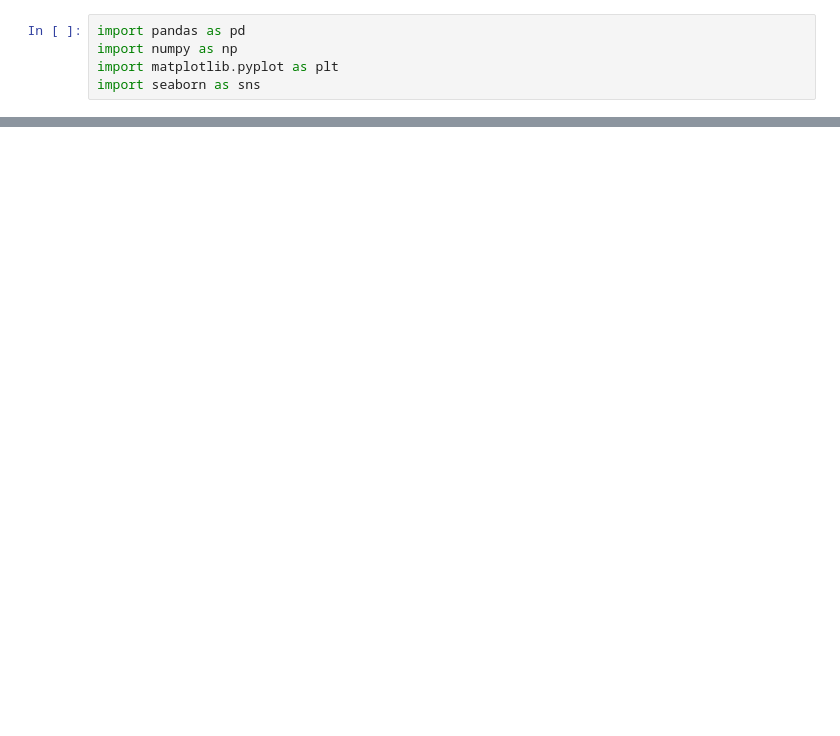
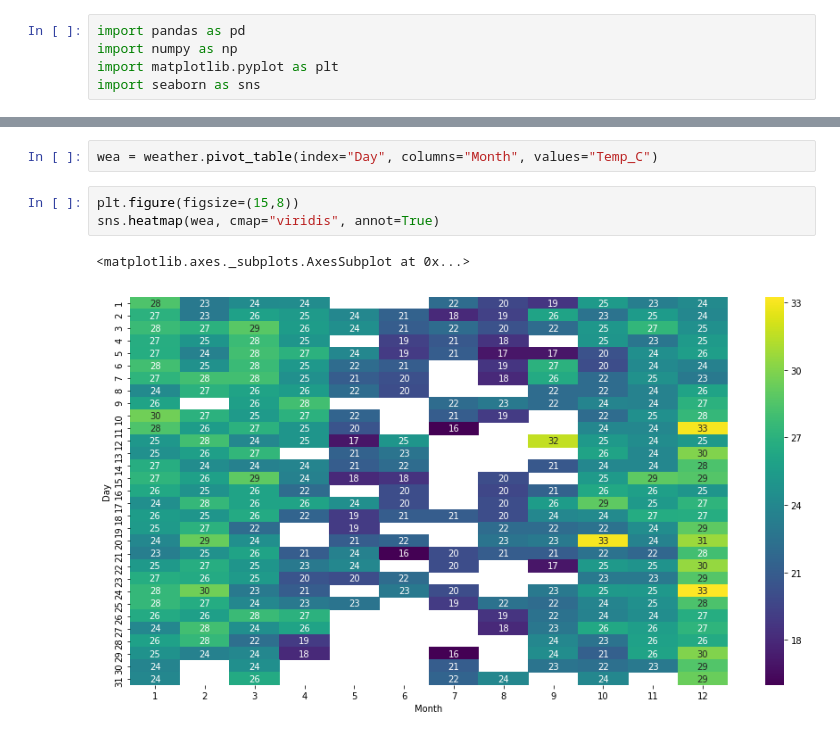
Before and after one commit to HenriqueCSJ/Python-Lessons, a Jupyter notebook: ML-Course/Paracambi/Paracambi_weather.ipynb, the cells around one changed output, grey strips where cells are left out. Drawn from its saved outputs; the diff is of its cells as text; blank space fills up the shorter version.

```diff
--- a/ML-Course/Paracambi/Paracambi_weather.ipynb
+++ b/ML-Course/Paracambi/Paracambi_weather.ipynb
@@ -136,0 +43,8 @@ sns.scatterplot(x="Month", y="Temp_C", hue="" data=y2018)
+# %%
+wea = weather.pivot_table(index="Day", columns="Month", values="Temp_C")
+# %%
+plt.figure(figsize=(15,8))
+sns.heatmap(wea, cmap="viridis", annot=True)
+# %% [output]
+<matplotlib.axes._subplots.AxesSubplot at 0x...>
+[figure, added]
```
Also changed, not shown: parts of 19 cells of this notebook, 2 other files.
